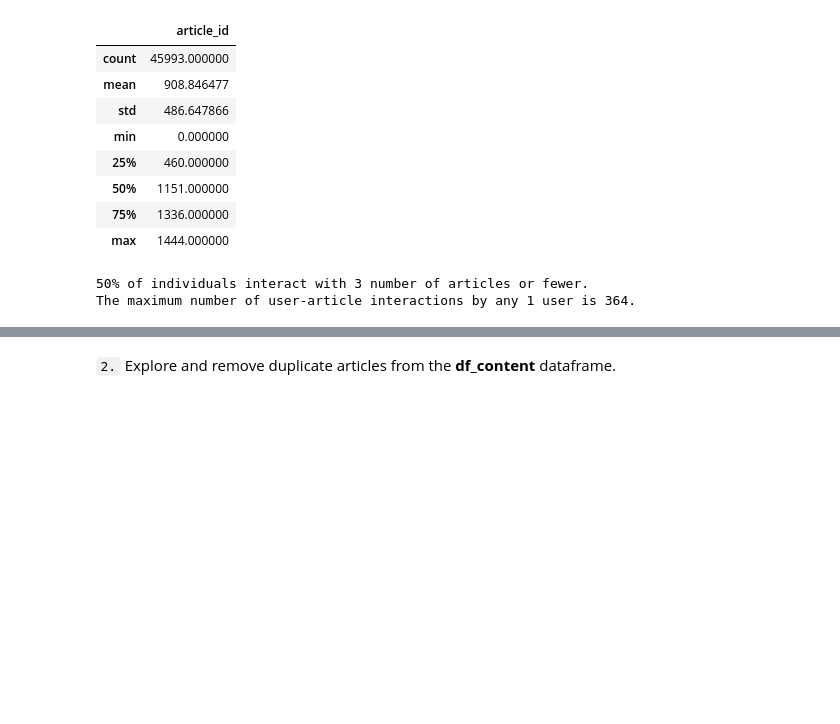
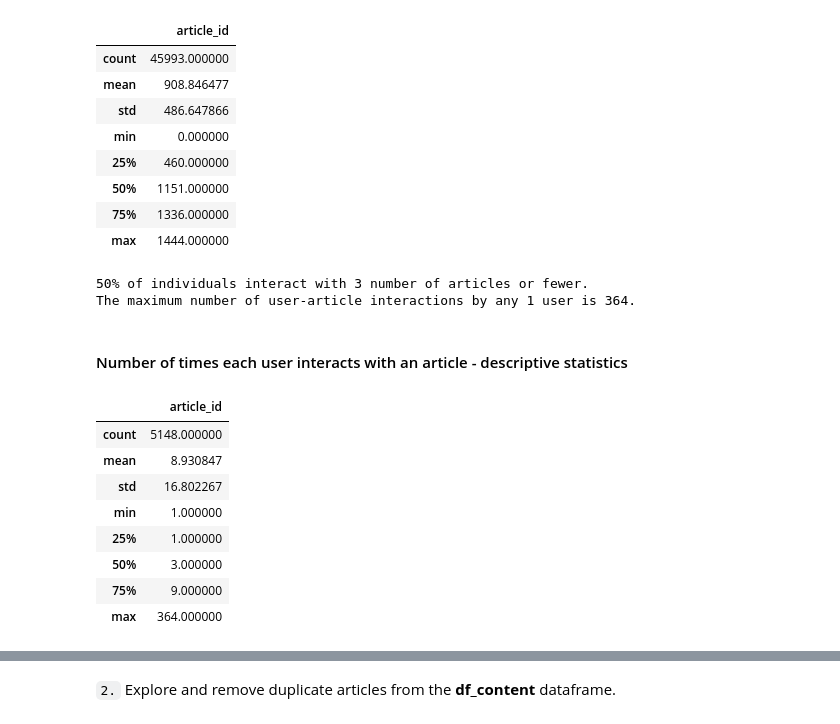
Before and after one commit to Wolfgang90/ds_p6_recommendation_engines, a Jupyter notebook: Recommendations_with_IBM.ipynb, the cells around one changed output, grey strips where cells are left out. Cells and saved outputs as stored; diff of their text form; code cells hidden in the pictures; blank space fills up the shorter version.

```diff
--- a/Recommendations_with_IBM.ipynb
+++ b/Recommendations_with_IBM.ipynb
@@ -106,3 +106,17 @@ print("The maximum number of user-article interactions by any 1 user is {}.".for
 # %% [output]
 50% of individuals interact with 3 number of articles or fewer.
 The maximum number of user-article interactions by any 1 user is 364.
+# %% [markdown]
+#### Number of times each user interacts with an article - descriptive statistics
+# %%
+user_article_interactions_per_user.describe()
+# %% [output]
+|  | article_id |
+| count | 5148.000000 |
+| mean | 8.930847 |
+| std | 16.802267 |
+| min | 1.000000 |
+| 25% | 1.000000 |
+| 50% | 3.000000 |
+| 75% | 9.000000 |
+| max | 364.000000 |
```
Also changed, not shown: parts of 9 cells of this notebook.
